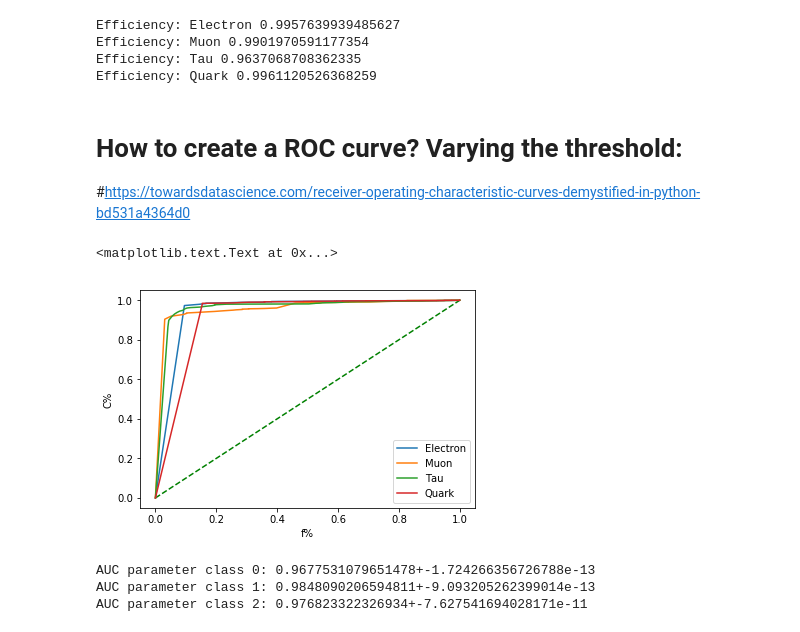
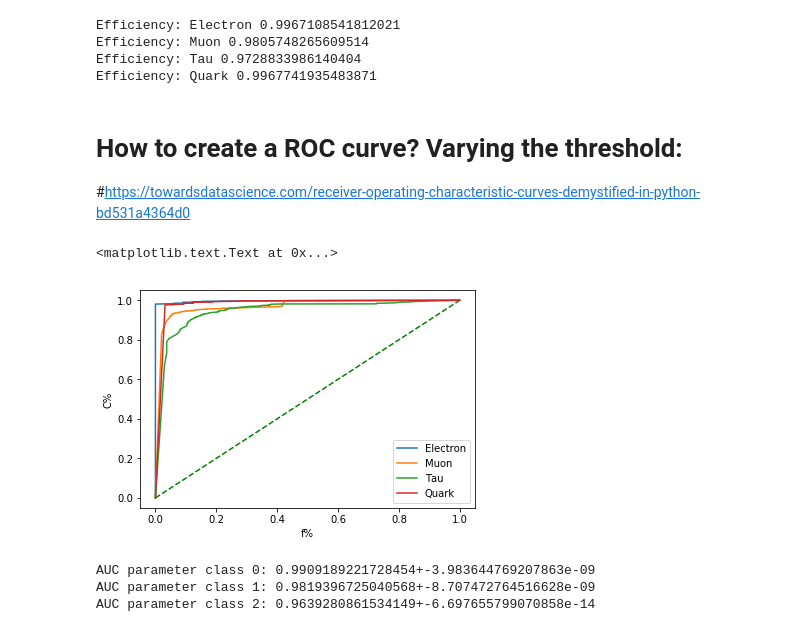
Before and after one commit to yurimullergomes/python_summer_camp_2018, a Jupyter notebook: ROC-AUC-MLP-LEP.ipynb, the cells around one changed output. Saved outputs shown, nothing was run; the diff lists cells and outputs as text; code cells hidden in the pictures.

```diff
--- a/ROC-AUC-MLP-LEP.ipynb
+++ b/ROC-AUC-MLP-LEP.ipynb
@@ -42,7 +36,7 @@ scaler.fit(X_train)
 X_train = scaler.transform(X_train)
 X_test = scaler.transform(X_test)
 # %%
-new_model = tf.keras.models.load_model('fst-LEP-0.1-dr-128-l-1-de.model') #loading the model
+new_model = tf.keras.models.load_model('final-LEP-0.3-dr-128-l-1-de.model') #loading the model
 # %%
 predictions = new_model.predict(X_test)
 # %%
@@ -109,16 +103,16 @@ print("Efficiency:", CATEGORIES[1],n_1[0]/count_1)
 print("Efficiency:",CATEGORIES[2],n_2[0]/count_2)
 print("Efficiency:",CATEGORIES[3],n_3[0]/count_3)
 # %% [output]
-Efficiency: Electron 0.9957639939485627
-Efficiency: Muon 0.9901970591177354
-Efficiency: Tau 0.9637068708362335
-Efficiency: Quark 0.9961120526368259
+Efficiency: Electron 0.9967108541812021
+Efficiency: Muon 0.9805748265609514
+Efficiency: Tau 0.9728833986140404
+Efficiency: Quark 0.9967741935483871
 # %% [markdown]
 # How to create a ROC curve? Varying the threshold:
 #https://towardsdatascience.com/receiver-operating-characteristic-curves-demystified-in-python-bd531a4364d0
 # %%
 
-shift = 100
+shift = 500
 threshold = [i/shift for i in range(shift+1)]
 count_0_ROC = []
 count_1_ROC = []
@@ -166,34 +160,34 @@ for thr in threshold:
 #    countf_2_ROC.append(n2fp_ROC[0]/(n2fn_ROC[0] +n2tn_ROC[0]))
 
   # second type of TPR FPR definition  (seems better)
 #    #creating a list with the results for TPR and FPR:
     count_0_ROC.append(n0tp_ROC[0]/(n0tp_ROC[0] + n0fn_ROC[0]))     #TPR = true positive / (true positive + true negative)
     count_1_ROC.append(n1tp_ROC[0]/(n1tp_ROC[0] + n1fn_ROC[0]))
     count_2_ROC.append(n2tp_ROC[0]/(n2tp_ROC[0] + n2fn_ROC[0]))
     count_3_ROC.append(n3tp_ROC[0]/(n3tp_ROC[0] + n3fn_ROC[0]))
 
     countf_0_ROC.append(n0fp_ROC[0]/(n0tn_ROC[0] + n0fp_ROC[0]))   #FPR = false positive/(false negative + false positive)
     countf_1_ROC.append(n1fp_ROC[0]/(n1tn_ROC[0] + n1fp_ROC[0]))
     countf_2_ROC.append(n2fp_ROC[0]/(n2tn_ROC[0] + n2fp_ROC[0]))
     countf_3_ROC.append(n3fp_ROC[0]/(n3tn_ROC[0] + n3fp_ROC[0]))
 
 
 TPR =[count_0_ROC,count_1_ROC,count_2_ROC,count_3_ROC]
 FPR = [countf_0_ROC,countf_1_ROC,countf_2_ROC,countf_3_ROC]
 
 x = np.linspace(0, 1, 1000)
 
 fig, ax = plt.subplots()
 ax.plot(x, x, '--g')
 
 for j in range(len(CATEGORIES)):
     plt.plot(FPR[j], TPR[j],label= CATEGORIES[j])
     plt.legend(loc='lower right',fontsize=10)
 plt.xlabel('f%')
 plt.ylabel('C%')
 # %% [output]
 <matplotlib.text.Text at 0x...>
-[figure, old version]
+[figure, new version]
 # %%
 import numpy as np
 from pylab import *
@@ -245,6 +239,6 @@ print('AUC parameter class 0:',str(AUC_0[0]) + '+-' + str(AUC_0[1]) )
 print('AUC parameter class 1:',str(AUC_1[0]) + '+-' + str(AUC_1[1]) )
 print('AUC parameter class 2:',str(AUC_2[0]) + '+-' + str(AUC_2[1]) )
 # %% [output]
-AUC parameter class 0: 0.9677531079651478+-1.724266356726788e-13
-AUC parameter class 1: 0.9848090206594811+-9.093205262399014e-13
-AUC parameter class 2: 0.976823322326934+-7.627541694028171e-11
+AUC parameter class 0: 0.9909189221728454+-3.983644769207863e-09
+AUC parameter class 1: 0.9819396725040568+-8.707472764516628e-09
+AUC parameter class 2: 0.9639280861534149+-6.697655799070858e-14
```
Also changed, not shown: parts of 4 cells of this notebook, 1 other file.
